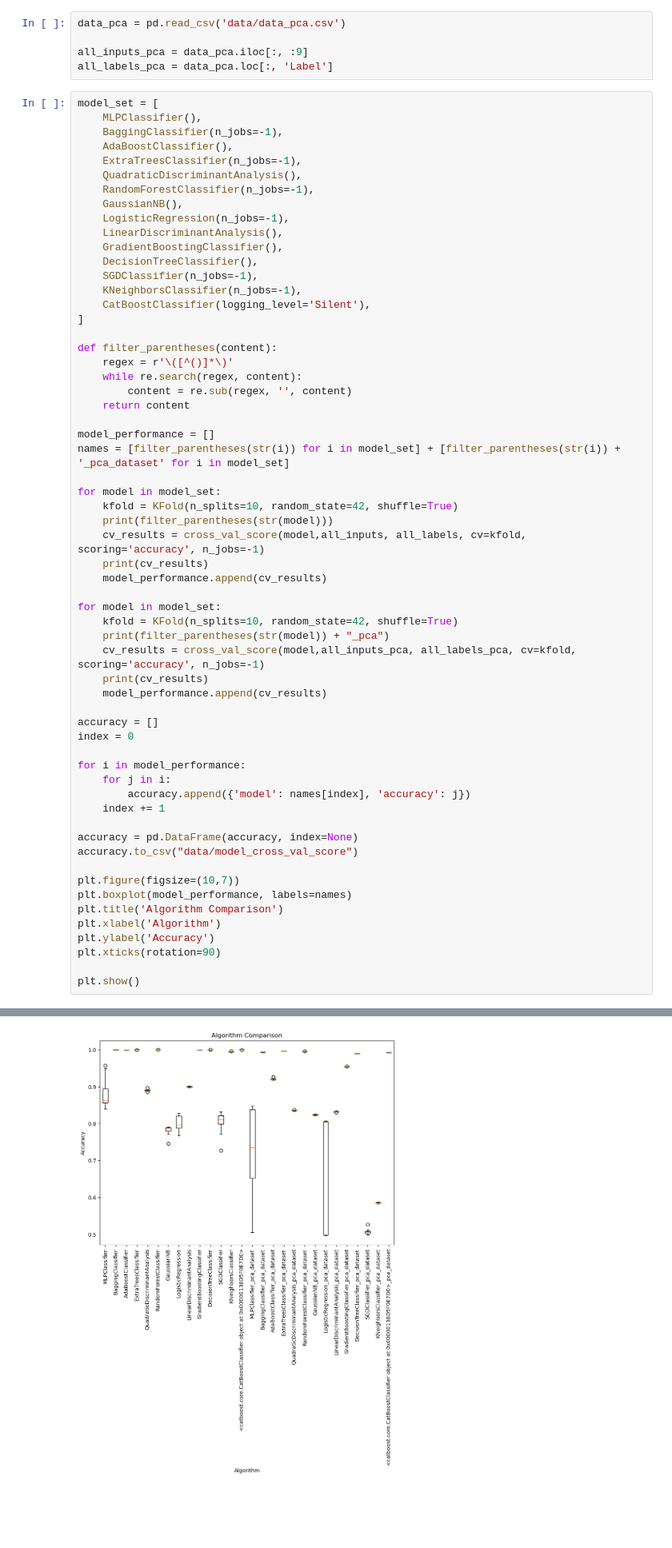
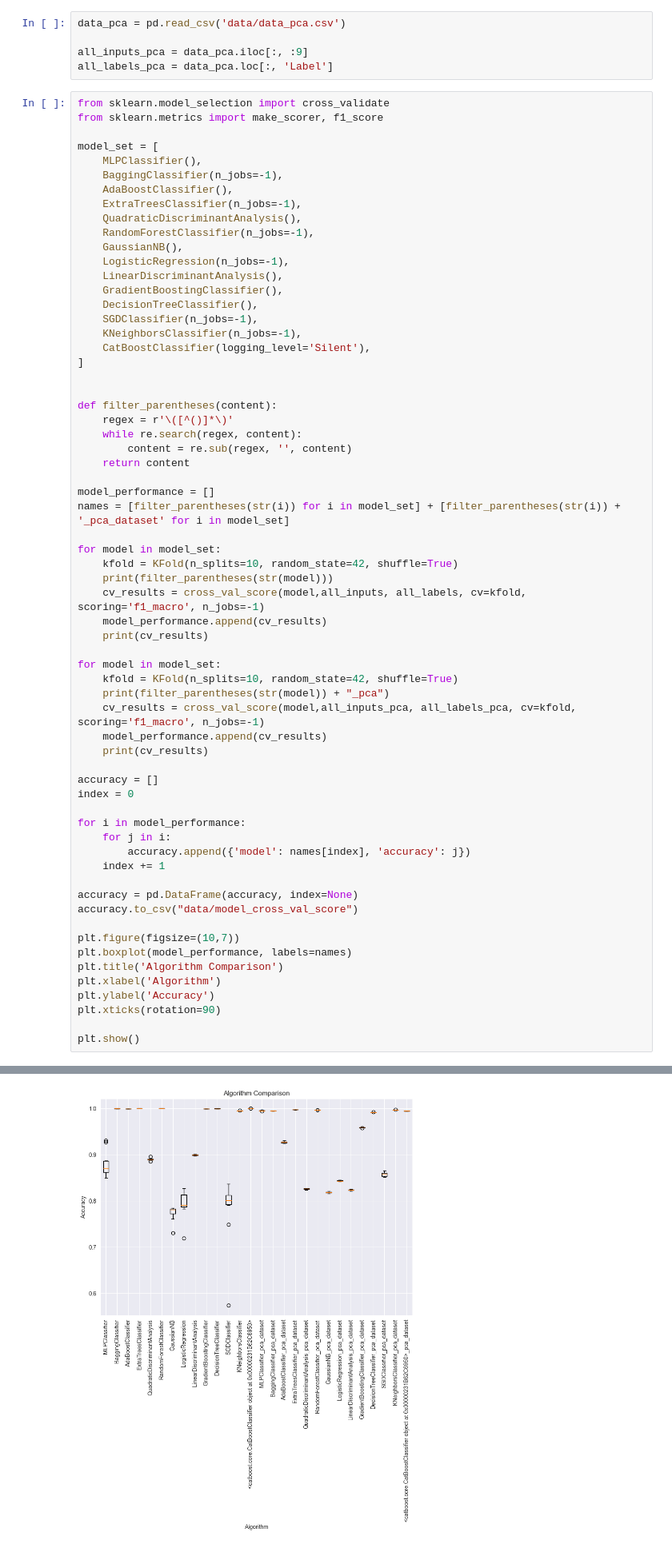
Before and after one commit to Ricardo-Da-Cruz/AI-Dns-Traffic-Analysis, a Jupyter notebook: compare models.ipynb, the cells around one changed output, grey strips where cells are left out. Shown at 80% size. Saved outputs shown, nothing was run; the diff lists cells and outputs as text; blank space fills up the shorter version.

```diff
--- a/compare models.ipynb
+++ b/compare models.ipynb
@@ -26,6 +26,9 @@ data_pca = pd.read_csv('data/data_pca.csv')
 all_inputs_pca = data_pca.iloc[:, :9]
 all_labels_pca = data_pca.loc[:, 'Label']
 # %%
+from sklearn.model_selection import cross_validate
+from sklearn.metrics import make_scorer, f1_score
+
 model_set = [
     MLPClassifier(),
     BaggingClassifier(n_jobs=-1),
@@ -43,6 +46,7 @@ model_set = [
     CatBoostClassifier(logging_level='Silent'),
 ]
 
+
 def filter_parentheses(content):
     regex = r'\([^()]*\)'
     while re.search(regex, content):
@@ -55,16 +59,16 @@ names = [filter_parentheses(str(i)) for i in model_set] + [filter_parentheses(st
 for model in model_set:
     kfold = KFold(n_splits=10, random_state=42, shuffle=True)
     print(filter_parentheses(str(model)))
-    cv_results = cross_val_score(model,all_inputs, all_labels, cv=kfold, scoring='accuracy', n_jobs=-1)
+    cv_results = cross_val_score(model,all_inputs, all_labels, cv=kfold, scoring='f1_macro', n_jobs=-1)
+    model_performance.append(cv_results)
     print(cv_results)
-    model_performance.append(cv_results)
 
 for model in model_set:
     kfold = KFold(n_splits=10, random_state=42, shuffle=True)
     print(filter_parentheses(str(model)) + "_pca")
-    cv_results = cross_val_score(model,all_inputs_pca, all_labels_pca, cv=kfold, scoring='accuracy', n_jobs=-1)
+    cv_results = cross_val_score(model,all_inputs_pca, all_labels_pca, cv=kfold, scoring='f1_macro', n_jobs=-1)
+    model_performance.append(cv_results)
     print(cv_results)
-    model_performance.append(cv_results)
 
 accuracy = []
 index = 0
@@ -106,4 +110,4 @@ ExtraTreesClassifier
-[figure, old version]
+[figure, new version]
 # %%
 X_train, X_test, y_train, y_test = train_test_split(all_inputs, all_labels, test_size=test_size, random_state=42)
 
```
Also changed, not shown: parts of 7 cells of this notebook.
